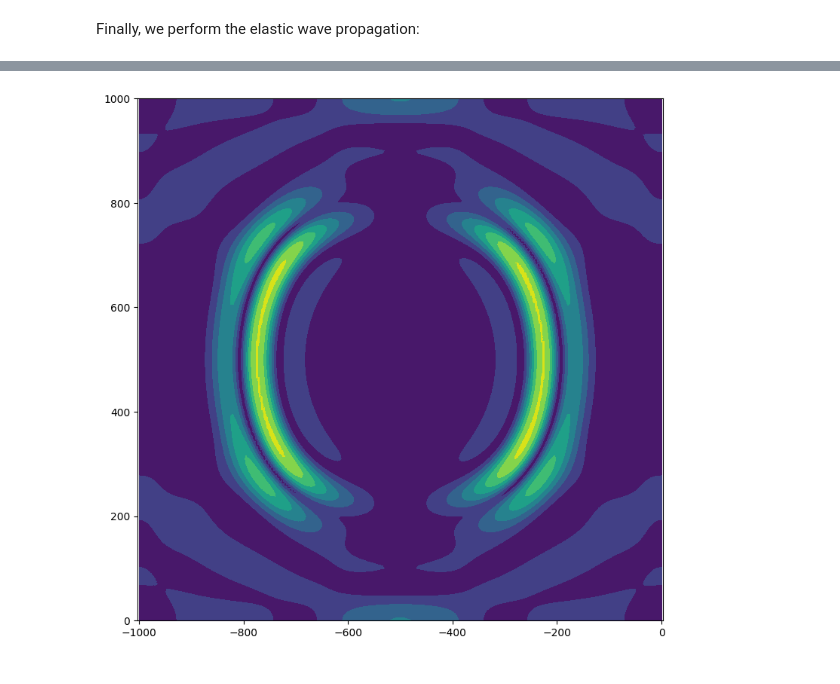
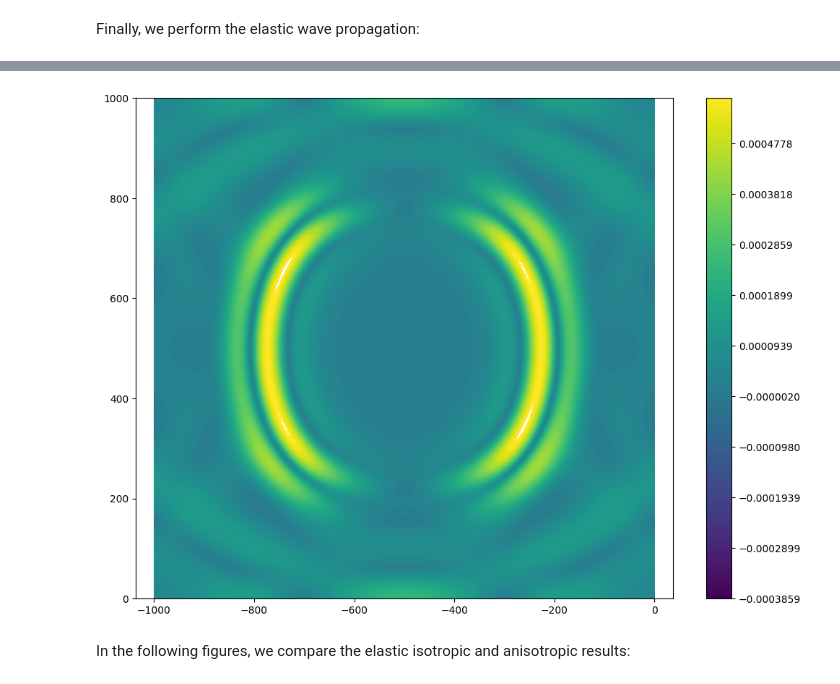
Before and after one commit to NDF-Poli-USP/spyro, a Jupyter notebook: notebook_tutorials/viscoelastic_wave_propagation.ipynb, the cells around one changed output, grey strips where cells are left out. Cells and saved outputs as stored; diff of their text form; code cells hidden in the pictures.

```diff
--- a/notebook_tutorials/viscoelastic_wave_propagation.ipynb
+++ b/notebook_tutorials/viscoelastic_wave_propagation.ipynb
@@ -67,7 +114,7 @@ base_dictionary = {
         "degree": 2,
         "dimension": 2,
     },
-    "wave_type": 'isotropic',
+    "wave_type": "isotropic",
     "parallelism": {"type": "automatic"},
     "mesh": {
         "length_z": domain_size,
@@ -105,10 +152,10 @@ base_dictionary = {
     "synthetic_data": {
         "type": "object",
         "density": rho,
-        "lambda": lmbda,
-        "mu": mu,
-        "Q_vp": 1/30, # função com 1/Qp
-        "Q_vs": 1/30, # função com 1/Qs
+        "p_wave_velocity": vp,
+        "s_wave_velocity": vs,
+        "Q_vp": 1 / 30,   # reciprocal of the P-wave quality factor
+        "Q_vs": 1 / 30,   # reciprocal of the S-wave quality factor
         "real_velocity_file": None,
     },
 }
@@ -267,15 +353,13 @@ For this test, we add anisotropy parameters:
 # %%
-anisotropic_elastic_dictionary["wave_type"] = 'anisotropic_VTI'
-anisotropic_elastic_dictionary["anisotropy"] = {
-    'epsilon':0.3,
-    'gamma': 0.1,
-    'delta': 0.15,
-    'anisotropy': 'exact'
-}
+anisotropic_elastic_dictionary["synthetic_data"]["anisotropy"] = 'exact'
+
+anisotropic_elastic_dictionary["synthetic_data"]['epsilon'] = 0.3
+anisotropic_elastic_dictionary["synthetic_data"]['gamma'] = 0.1
+anisotropic_elastic_dictionary["synthetic_data"]['delta'] = 0.15
 # %% [markdown]
 Finally, we perform the elastic wave propagation:
 # %%
-anisotropic_elastic_wave = spyro.IsotropicWave(anisotropic_elastic_dictionary)
+anisotropic_elastic_wave = spyro.AnisotropicVTIWave(anisotropic_elastic_dictionary)
 
-anisotropic_elastic_wave.set_mesh(mesh_parameters={"dx": dx_target, "periodic": True})
+anisotropic_elastic_wave.set_mesh(input_mesh_parameters={"edge_length": dx_target, "periodic": True})
 # %% [output]
@@ -297,4 +381,20 @@ Simulation time is:        0.4 seconds
 # %%
-spyro.plots.plot_function(anisotropic_elastic_wave.u_n)
+vmin = np.min(anisotropic_elastic_wave.u_n.dat.data)
+vmax = np.max(anisotropic_elastic_wave.u_n.dat.data)
+
+fig = plt.figure(figsize=(12, 9))
+axes = fig.add_subplot(111)
+levels = np.linspace(vmin, vmax, 100)
+contours = tricontourf(
+        anisotropic_elastic_wave.u_n,
+        axes=axes,
+        levels=levels,
+        vmin=vmin,
+        vmax=vmax
+    )
+axes.axis('equal')
+cbar = plt.colorbar(contours, ax=axes)
 # %% [output]
-[figure, old version]
+[figure, new version]
+# %% [markdown]
+In the following figures, we compare the elastic isotropic and anisotropic results:
```
Also changed, not shown: parts of 41 cells of this notebook, 2 other files.
